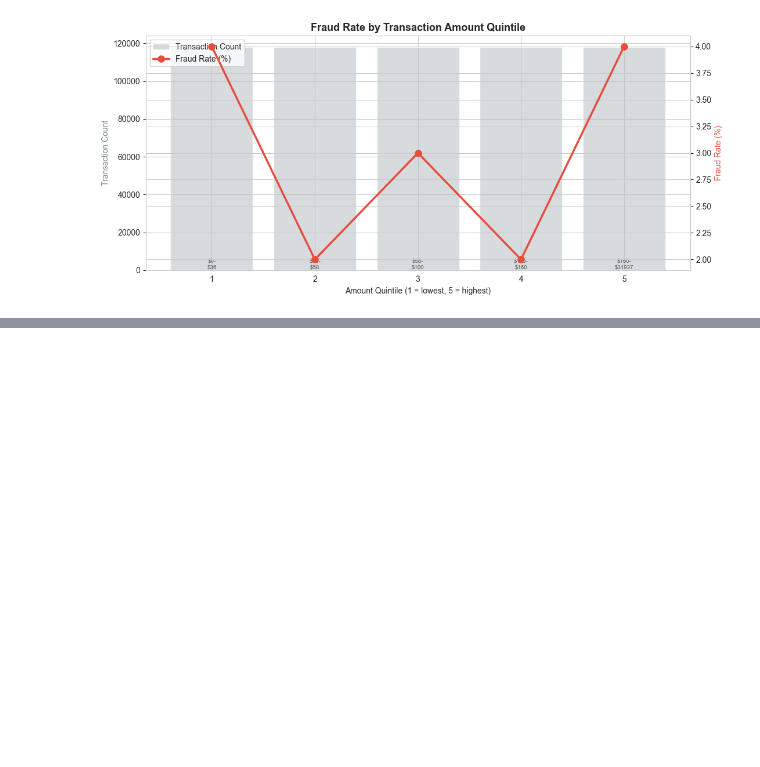
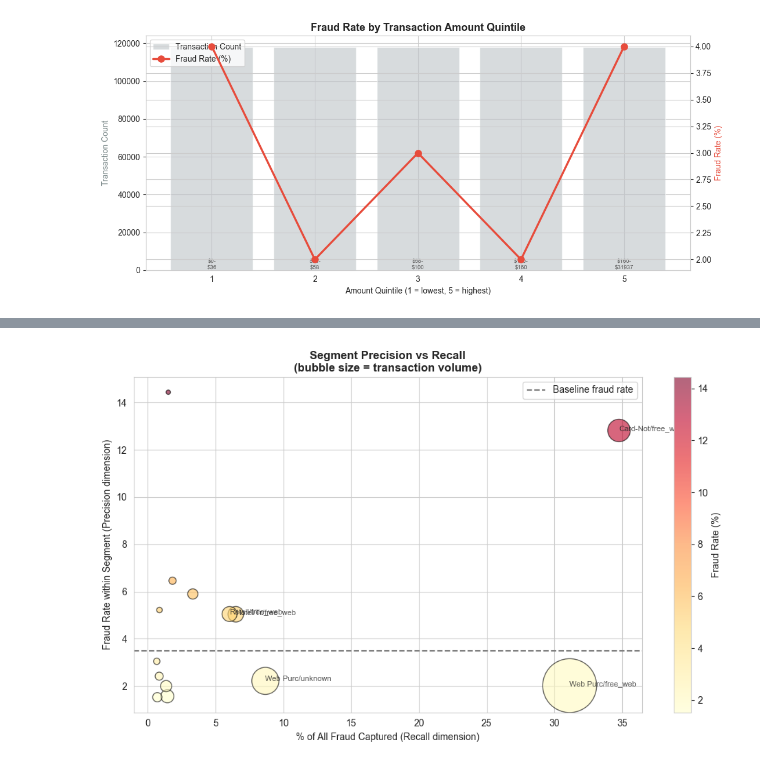
Before and after one commit to ShenbagaArunK/Credit-card-risk-analytics-sql-python, a Jupyter notebook: notebooks/05_phase4_segmentation.ipynb, the cells around one changed output, grey strips where cells are left out. Cells and saved outputs as stored; diff of their text form; code cells hidden in the pictures; blank space fills up the shorter version.

```diff
--- a/notebooks/05_phase4_segmentation.ipynb
+++ b/notebooks/05_phase4_segmentation.ipynb
@@ -106,0 +345,28 @@ plt.show()
+# %%
+## Plot -- Q6
+
+fig, ax = plt.subplots(figsize=(10, 6))
+
+scatter = ax.scatter(df6['pct_of_all_fraud'], df6['fraud_rate_pct'],
+                     s=df6['txn_count']/100, alpha=0.6,
+                     c=df6['fraud_rate_pct'], cmap='YlOrRd', edgecolors='black')
+
+ax.set_xlabel('% of All Fraud Captured (Recall dimension)')
+ax.set_ylabel('Fraud Rate within Segment (Precision dimension)')
+ax.set_title('Segment Precision vs Recall\n(bubble size = transaction volume)',
+             fontsize=12, fontweight='bold')
+ax.axhline(3.5, color='gray', linestyle='--', label='Baseline fraud rate')
+
+# Annotate notable segments
+for _, row in df6.head(5).iterrows():
+    ax.annotate(f"{row['product_category'][:8]}/{row['domain_category'][:8]}",
+                (row['pct_of_all_fraud'], row['fraud_rate_pct']),
+                fontsize=8, alpha=0.8)
+
+plt.colorbar(scatter, label='Fraud Rate (%)')
+ax.legend()
+plt.tight_layout()
+plt.savefig('visuals/phase4_q6_precision_recall.png', bbox_inches='tight')
+plt.show()
+# %% [output]
+[figure, added]
```
Also changed, not shown: parts of 9 cells of this notebook, 2 other files.
